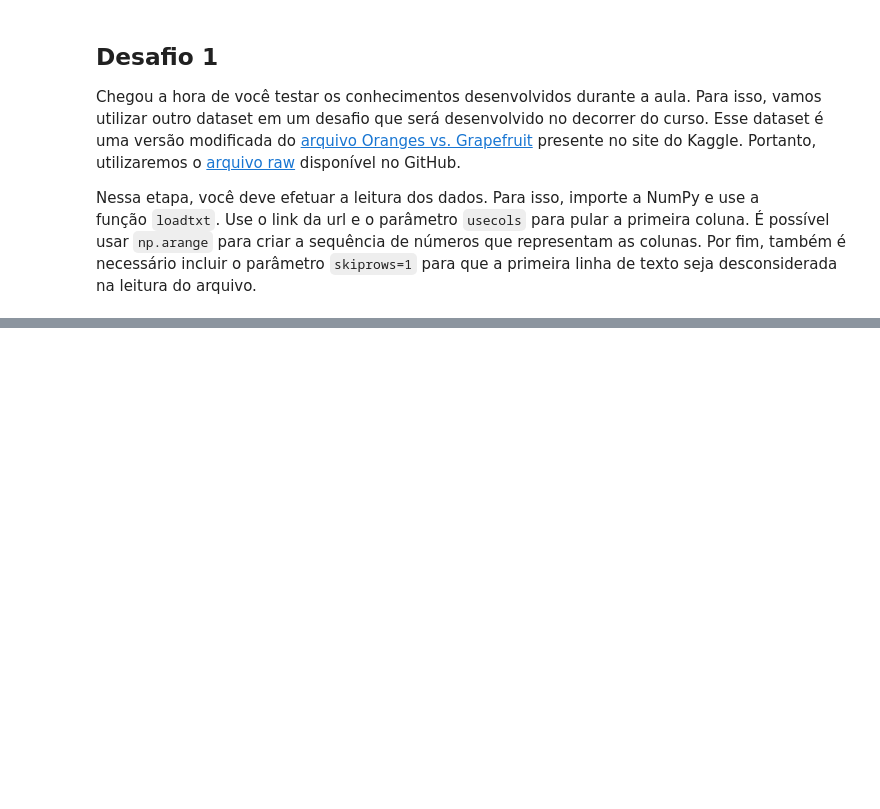
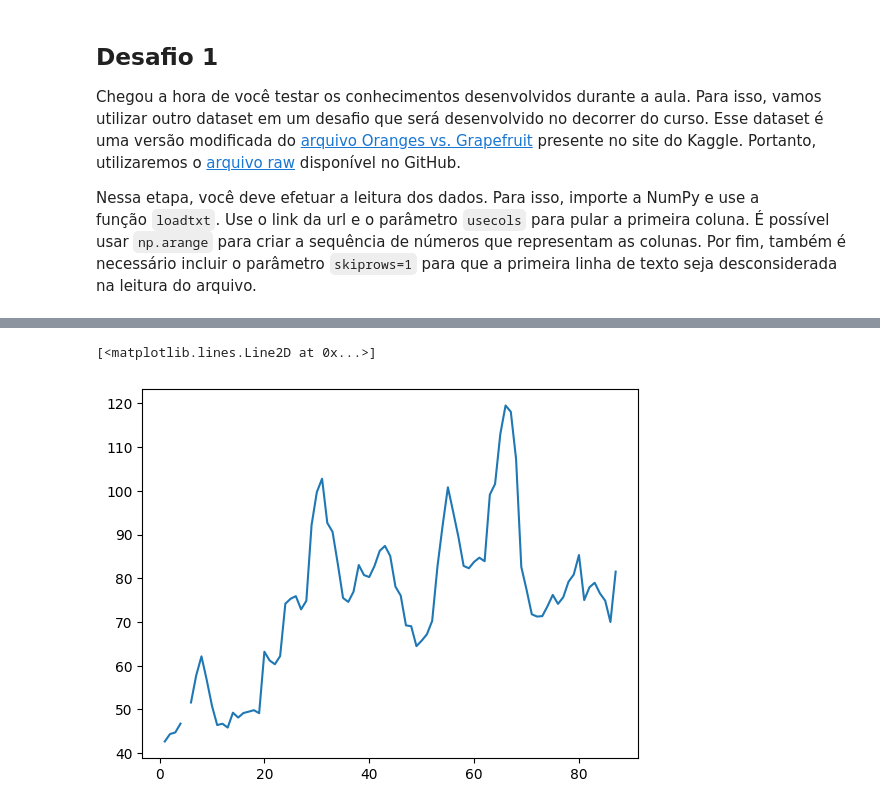
Before and after one commit to lukaswyllis/formacao_python_para_data_science, a Jupyter notebook: Curso 3 - NumPy - Análise numérica eficiente com Python.ipynb, the cells around one changed output, grey strips where cells are left out. Saved outputs shown, nothing was run; the diff lists cells and outputs as text; code cells hidden in the pictures; blank space fills up the shorter version.

```diff
--- a/Curso 3 - NumPy - Análise numérica eficiente com Python.ipynb
+++ b/Curso 3 - NumPy - Análise numérica eficiente com Python.ipynb
@@ -67,0 +111,5 @@ citrus.shape
+# %%
+plt.plot(np.arange(1,88,1), Kaliningrad)
+# %% [output]
+[<matplotlib.lines.Line2D at 0x...>]
+[figure, added]
```
Also changed, not shown: parts of 13 cells of this notebook.
